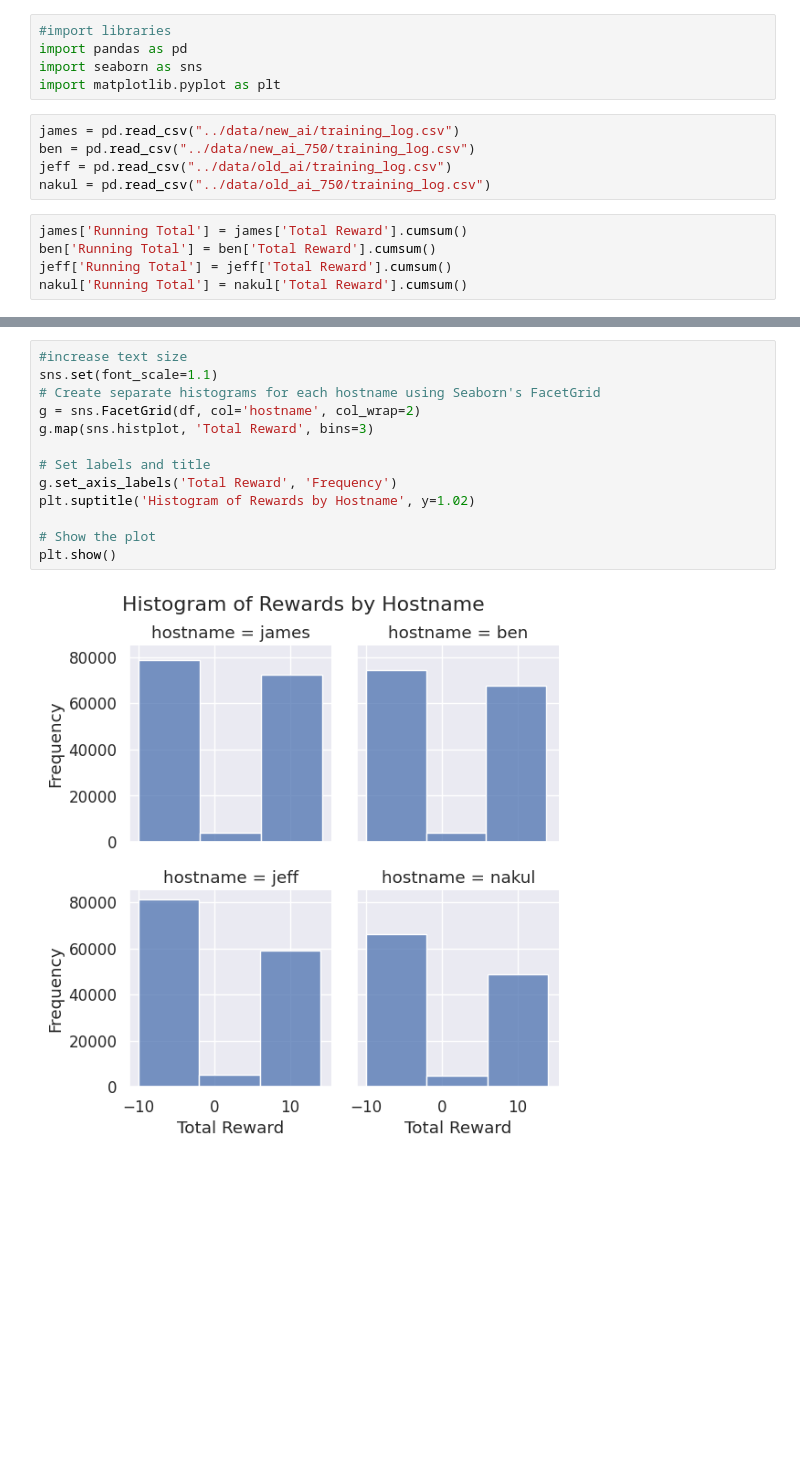
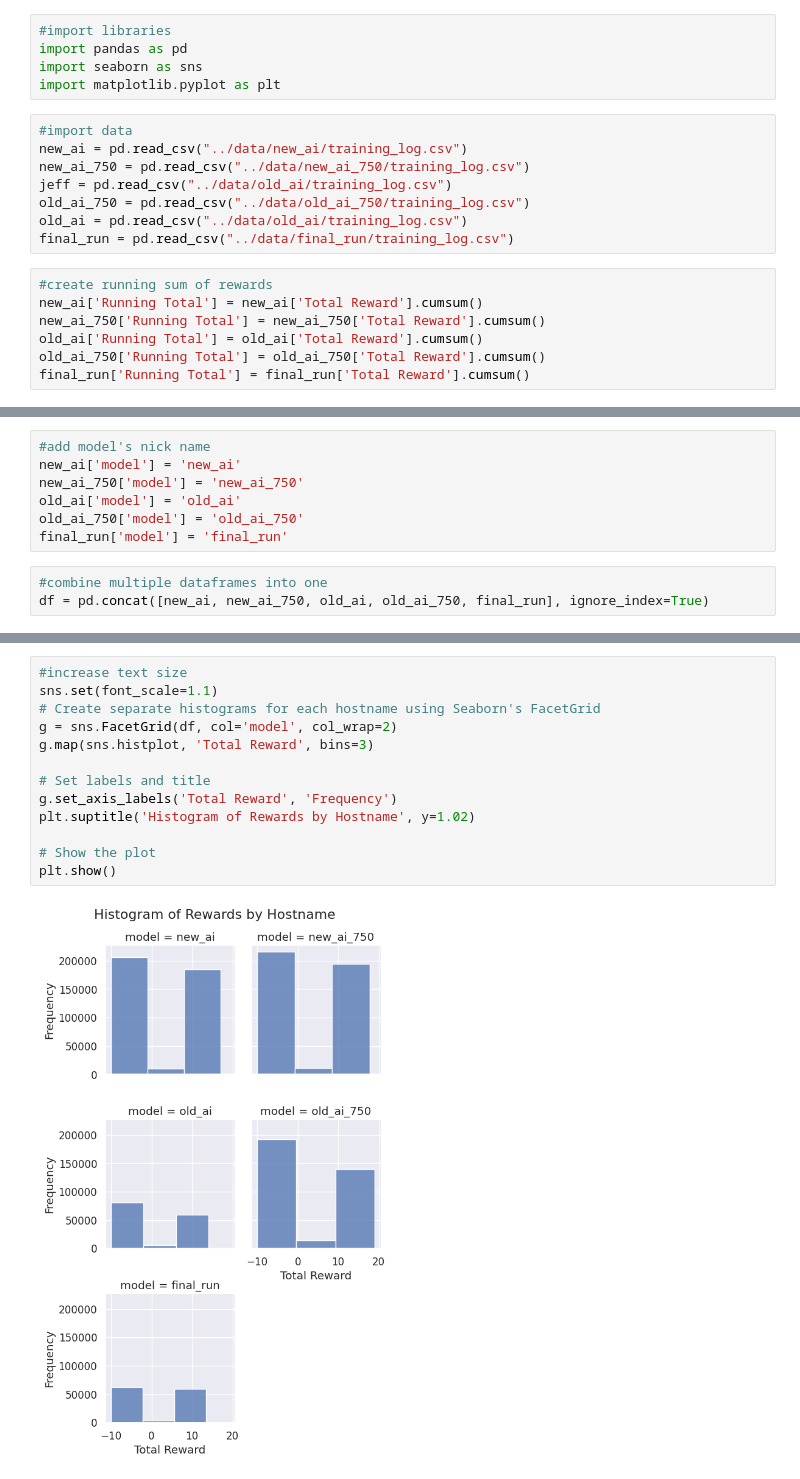
Before and after one commit to wmcgloin/air_hockey_bot, a Jupyter notebook: plots/plots.ipynb, the cells around one changed output, grey strips where cells are left out. Cells and saved outputs as stored; diff of their text form; blank space fills up the shorter version.

```diff
--- a/plots/plots.ipynb
+++ b/plots/plots.ipynb
@@ -4,12 +4,17 @@ import pandas as pd
 import seaborn as sns
 import matplotlib.pyplot as plt
 # %%
-james = pd.read_csv("../data/new_ai/training_log.csv")
-ben = pd.read_csv("../data/new_ai_750/training_log.csv")
+#import data
+new_ai = pd.read_csv("../data/new_ai/training_log.csv")
+new_ai_750 = pd.read_csv("../data/new_ai_750/training_log.csv")
 jeff = pd.read_csv("../data/old_ai/training_log.csv")
-nakul = pd.read_csv("../data/old_ai_750/training_log.csv")
+old_ai_750 = pd.read_csv("../data/old_ai_750/training_log.csv")
+old_ai = pd.read_csv("../data/old_ai/training_log.csv")
+final_run = pd.read_csv("../data/final_run/training_log.csv")
 # %%
-james['Running Total'] = james['Total Reward'].cumsum()
-ben['Running Total'] = ben['Total Reward'].cumsum()
-jeff['Running Total'] = jeff['Total Reward'].cumsum()
-nakul['Running Total'] = nakul['Total Reward'].cumsum()
+#create running sum of rewards
+new_ai['Running Total'] = new_ai['Total Reward'].cumsum()
+new_ai_750['Running Total'] = new_ai_750['Total Reward'].cumsum()
+old_ai['Running Total'] = old_ai['Total Reward'].cumsum()
+old_ai_750['Running Total'] = old_ai_750['Total Reward'].cumsum()
+final_run['Running Total'] = final_run['Total Reward'].cumsum()
@@ -64 +21,11 @@ df.sample(20)
+# %%
+#add model's nick name
+new_ai['model'] = 'new_ai'
+new_ai_750['model'] = 'new_ai_750'
+old_ai['model'] = 'old_ai'
+old_ai_750['model'] = 'old_ai_750'
+final_run['model'] = 'final_run'
+# %%
+#combine multiple dataframes into one
+df = pd.concat([new_ai, new_ai_750, old_ai, old_ai_750, final_run], ignore_index=True)
 # %%
@@ -74,15 +42,15 @@ plt.show()
 # %%
 #increase text size
 sns.set(font_scale=1.1)
 # Create separate histograms for each hostname using Seaborn's FacetGrid
-g = sns.FacetGrid(df, col='hostname', col_wrap=2)
+g = sns.FacetGrid(df, col='model', col_wrap=2)
 g.map(sns.histplot, 'Total Reward', bins=3)
 
 # Set labels and title
 g.set_axis_labels('Total Reward', 'Frequency')
 plt.suptitle('Histogram of Rewards by Hostname', y=1.02)
 
 # Show the plot
 plt.show()
 # %% [output]
-[figure, old version]
+[figure, new version]
```
Also changed, not shown: parts of 5 cells of this notebook, 7 other files.
